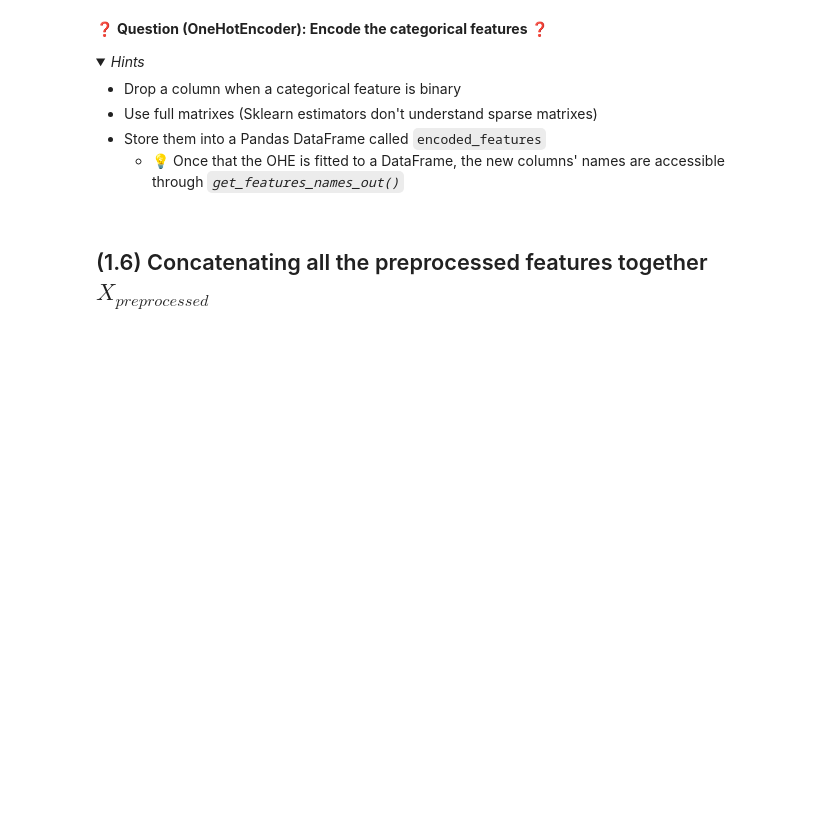
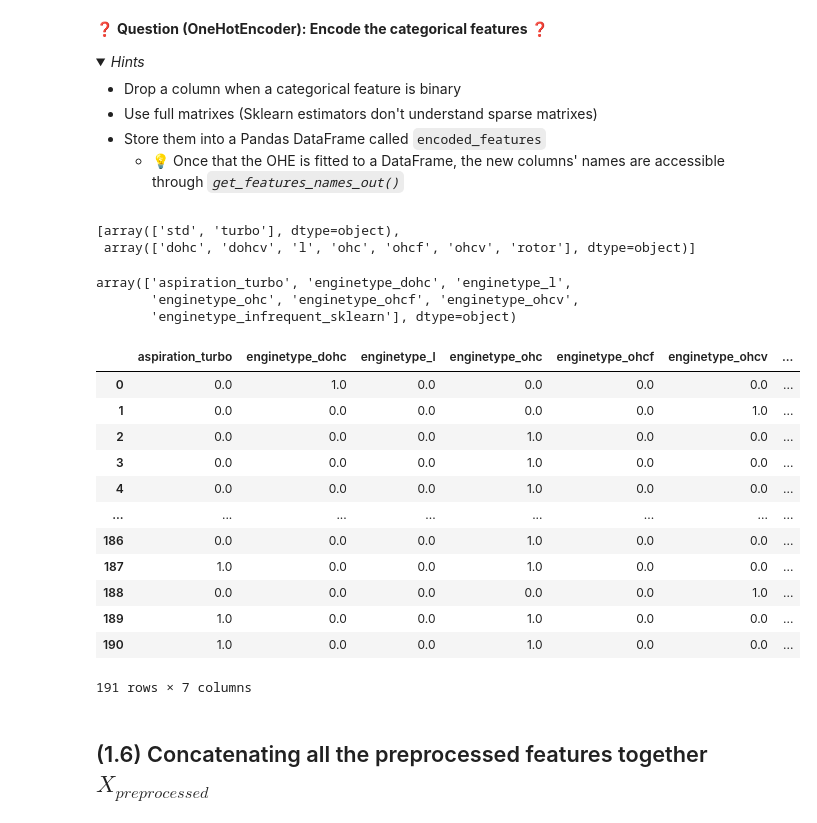
Before and after one commit to andyheggs/data-cars_preparation, a Jupyter notebook: Recap - The Cars Dataset.ipynb, the cells around one changed output. Cells and saved outputs as stored; diff of their text form; code cells hidden in the pictures; folded sections open; blank space fills up the shorter version.

```diff
--- a/Recap - The Cars Dataset.ipynb
+++ b/Recap - The Cars Dataset.ipynb
@@ -178,3 +364,39 @@ cars_categorical
+# %%
+# Instantiating the OHE
+ohe = OneHotEncoder(drop="if_binary", sparse_output=False, min_frequency=0.05).set_output(transform='pandas')
+
+# Fitting it to the categorical features
+ohe.fit(cars_categorical)
+
+# Printing the different categories detected by the OHE
+display(ohe.categories_)
+
+# Since Sklearn 1.1, you can retrieve the names of the generated columns
+display(ohe.get_feature_names_out())
+
+# Storing the encoded features
+encoded_features = ohe.transform(cars_categorical)
+
+encoded_features
+# %% [output]
+[array(['std', 'turbo'], dtype=object),
+ array(['dohc', 'dohcv', 'l', 'ohc', 'ohcf', 'ohcv', 'rotor'], dtype=object)]
+array(['aspiration_turbo', 'enginetype_dohc', 'enginetype_l',
+       'enginetype_ohc', 'enginetype_ohcf', 'enginetype_ohcv',
+       'enginetype_infrequent_sklearn'], dtype=object)
+|  | aspiration_turbo | enginetype_dohc | enginetype_l | enginetype_ohc | enginetype_ohcf | enginetype_ohcv | ... |
+| 0 | 0.0 | 1.0 | 0.0 | 0.0 | 0.0 | 0.0 | ... |
+| 1 | 0.0 | 0.0 | 0.0 | 0.0 | 0.0 | 1.0 | ... |
+| 2 | 0.0 | 0.0 | 0.0 | 1.0 | 0.0 | 0.0 | ... |
+| 3 | 0.0 | 0.0 | 0.0 | 1.0 | 0.0 | 0.0 | ... |
+| 4 | 0.0 | 0.0 | 0.0 | 1.0 | 0.0 | 0.0 | ... |
+| ... | ... | ... | ... | ... | ... | ... | ... |
+| 186 | 0.0 | 0.0 | 0.0 | 1.0 | 0.0 | 0.0 | ... |
+| 187 | 1.0 | 0.0 | 0.0 | 1.0 | 0.0 | 0.0 | ... |
+| 188 | 0.0 | 0.0 | 0.0 | 0.0 | 0.0 | 1.0 | ... |
+| 189 | 1.0 | 0.0 | 0.0 | 1.0 | 0.0 | 0.0 | ... |
+| 190 | 1.0 | 0.0 | 0.0 | 1.0 | 0.0 | 0.0 | ... |
+191 rows × 7 columns
 # %% [markdown]
 ## (1.6) Concatenating all the preprocessed features together $X_{preprocessed}$
 # %% [markdown]
```
Also changed, not shown: parts of 48 cells of this notebook.
